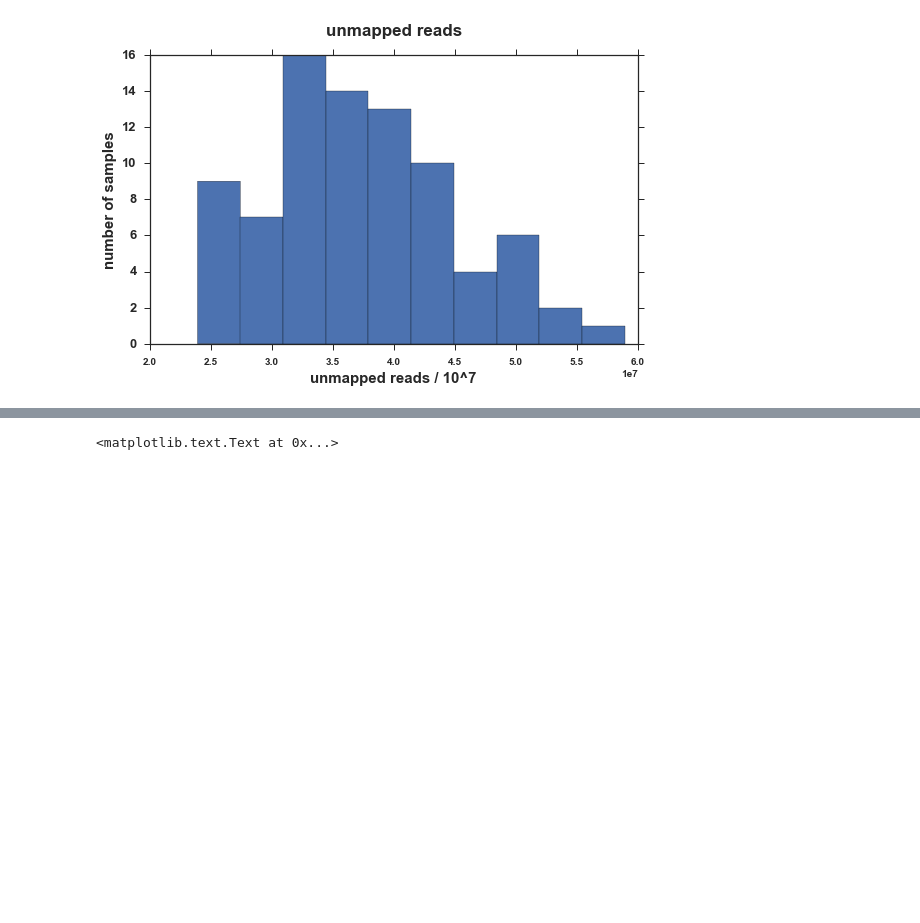
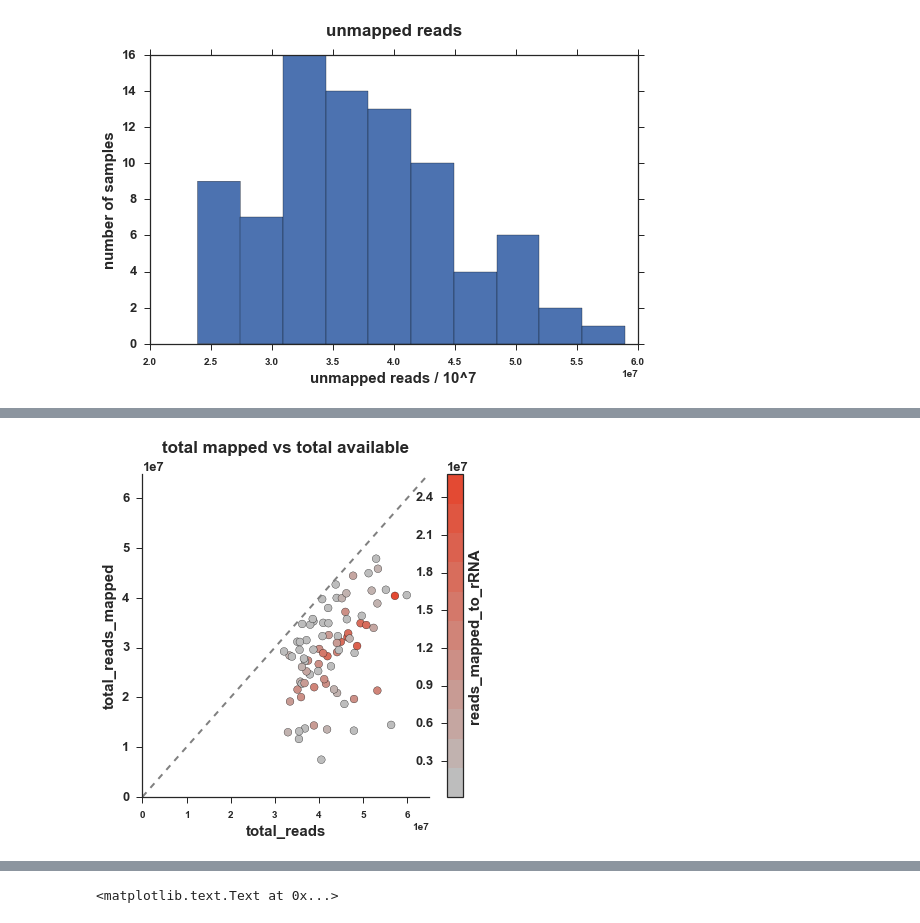
Before and after one commit to JanetMatsen/meta4_bins_janalysis, a Jupyter notebook: ipython_notebooks/160304_lost_read_investigation/160304_explore_summary_xls.ipynb, the cells around one changed output, grey strips where cells are left out. Cells and saved outputs as stored; diff of their text form; code cells hidden in the pictures; blank space fills up the shorter version.

```diff
--- a/ipython_notebooks/160304_lost_read_investigation/160304_explore_summary_xls.ipynb
+++ b/ipython_notebooks/160304_lost_read_investigation/160304_explore_summary_xls.ipynb
@@ -122,0 +174,49 @@ ax.set_title('total mapped vs total available', y=1.05)
+# %%
+# from http://pyhogs.github.io/colormap-examples.html  :
+def custom_seq_cmap(numcolors=11, name='custom_div_cmap',
+                    mincol='blue', maxcol='red'):
+    """ Create a custom diverging colormap with three colors
+
+    Default is blue to white to red with 11 colors.  Colors can be specified
+    in any way understandable by matplotlib.colors.ColorConverter.to_rgb()
+    """
+
+    from matplotlib.colors import LinearSegmentedColormap
+
+    cmap = LinearSegmentedColormap.from_list(name=name,
+                                             colors =[mincol, maxcol],
+                                             N=numcolors)
+    return cmap
+# %%
+custom_map = custom_seq_cmap(numcolors=11, name='custom_div_cmap',
+                    mincol='#bdbdbd', maxcol='#e34a33')
+fig, ax = plt.subplots()
+df.plot.scatter(x='total_reads', y='total_reads_mapped',
+                c='reads_mapped_to_rRNA', s= 60,
+                sharex=False, # hack to get back the x label
+                # hack from: https://github.com/pydata/pandas/issues/10611
+                figsize=(6,6),
+                cmap=custom_map,
+                colorbar = True,
+                ax=ax
+                )
+sns.despine()
+ax.set_title('CDS vs total mapped', y=1.08)
+
+#plt.tight_layout()
+#ax.figure.savefig(plot_dir + 'CDS_vs_total_mapped--color_by_rRNA_reads_mapped.pdf')
+
+# Add a dashed line for the expected result.
+#low = 3*10**7
+low = 0
+high = 6.5*10**7
+plt.plot([low, high], [low, high], '--', c='gray', lw=2)
+plt.ylim((low, high))
+plt.xlim((low, high))
+
+ax.set_title('total mapped vs total available', y=1.05)
+
+ax.figure.savefig(plot_dir + '160602_motivate_unmapped_read_hunt.pdf')
+ax.figure.savefig(plot_dir + '160602_motivate_unmapped_read_hunt.svg')
+# %% [output]
+[figure, added]
```
Also changed, not shown: parts of 14 cells of this notebook, 6 other files.
